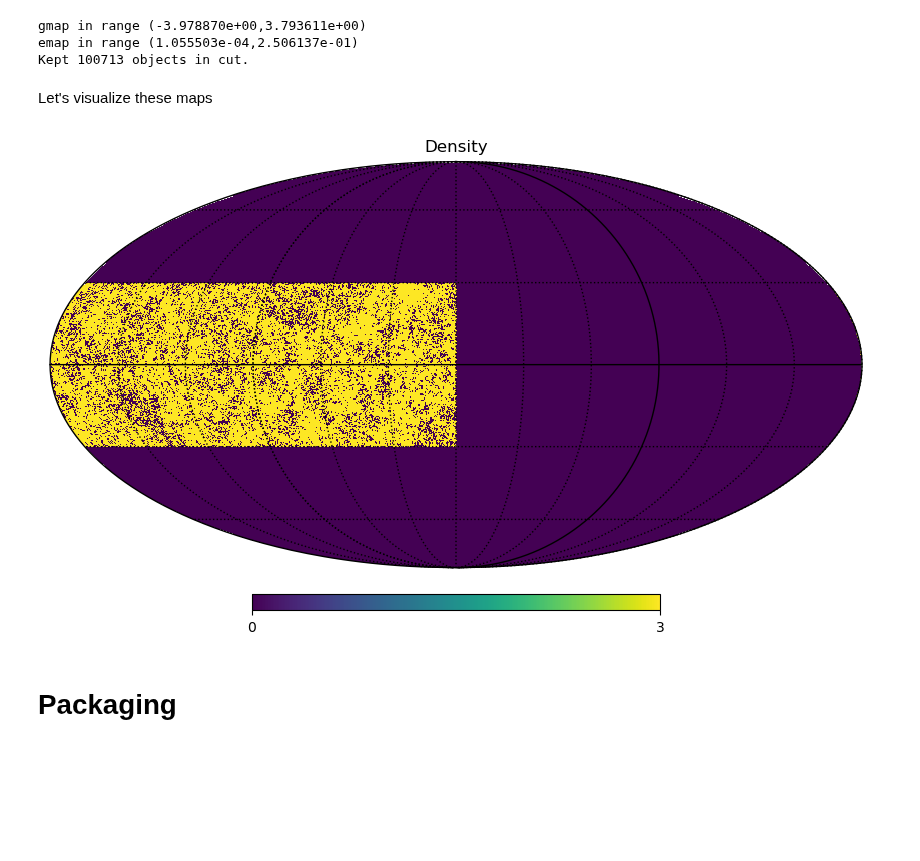
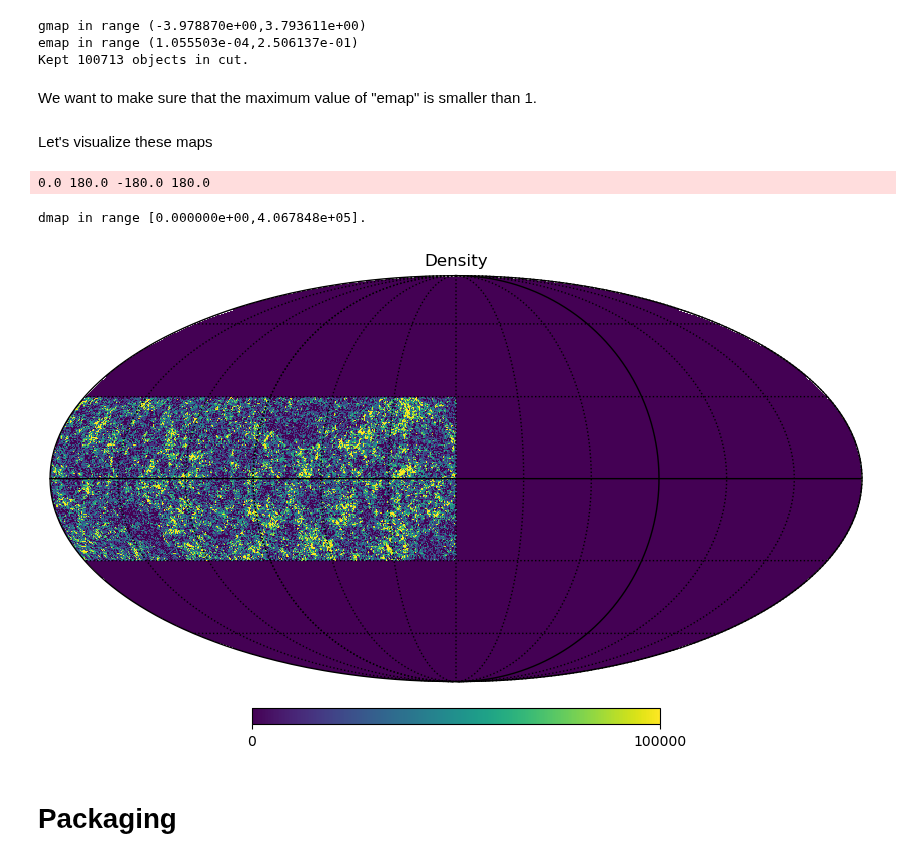
Before and after one commit to martinjameswhite/directsht, a Jupyter notebook: notebooks/making_mocks.ipynb, the cells around one changed output. Saved outputs shown, nothing was run; the diff lists cells and outputs as text; code cells hidden in the pictures; blank space fills up the shorter version.

```diff
--- a/notebooks/making_mocks.ipynb
+++ b/notebooks/making_mocks.ipynb
@@ -45,7 +42,7 @@ def lognormal_catalog(Npnt,clg,nside=256, seed=None):
 # Generate points -- start with full sky
 ell  = np.arange(1000)
 ell0 = 10.
-clg  = 0.01 * (ell0/(ell+ell0))**(2.)
+clg  = 0.01 * (ell0/(ell+ell0))**2
 nside= 2048
 # Below we will cut to 1/4 of the sky, so let's
 # generate a full-sky map of 4x as many objects
@@ -63,6 +60,8 @@ print("Kept {:d} objects in cut.".format(len(wts)))
 gmap in range (-3.978870e+00,3.793611e+00)
 emap in range (1.055503e-04,2.506137e-01)
 Kept 100713 objects in cut.
+# %% [markdown]
+We want to make sure that the maximum value of "emap" is smaller than 1.
 # %%
 # If we wanted to put more structure in the mask
 # here we could "cut out" various pieces of the
@@ -79,14 +78,17 @@ def make_map(thetas,phis,wts,nside):
     dmap   = dmap.astype('float64') / pixarea
     return(dmap)
 # %%
-# Show an example at some nside.
+# Show an example at low nside.
 nside= 128
 dmap = make_map(thetas,phis,wts,nside)
+print("dmap in range [{:e},{:e}].".format(np.min(dmap),np.max(dmap)))
 #
-hp.mollview(dmap,rot=90,max=3,norm='hist',title='Density')
+hp.mollview(dmap,rot=90,max=1e5,title='Density')
 hp.graticule()
 # %% [output]
+0.0 180.0 -180.0 180.0
+dmap in range [0.000000e+00,4.067848e+05].
-[figure, old version]
+[figure, new version]
 # %% [markdown]
 # Packaging
 # %% [markdown]
```
Also changed, not shown: parts of 9 cells of this notebook.
